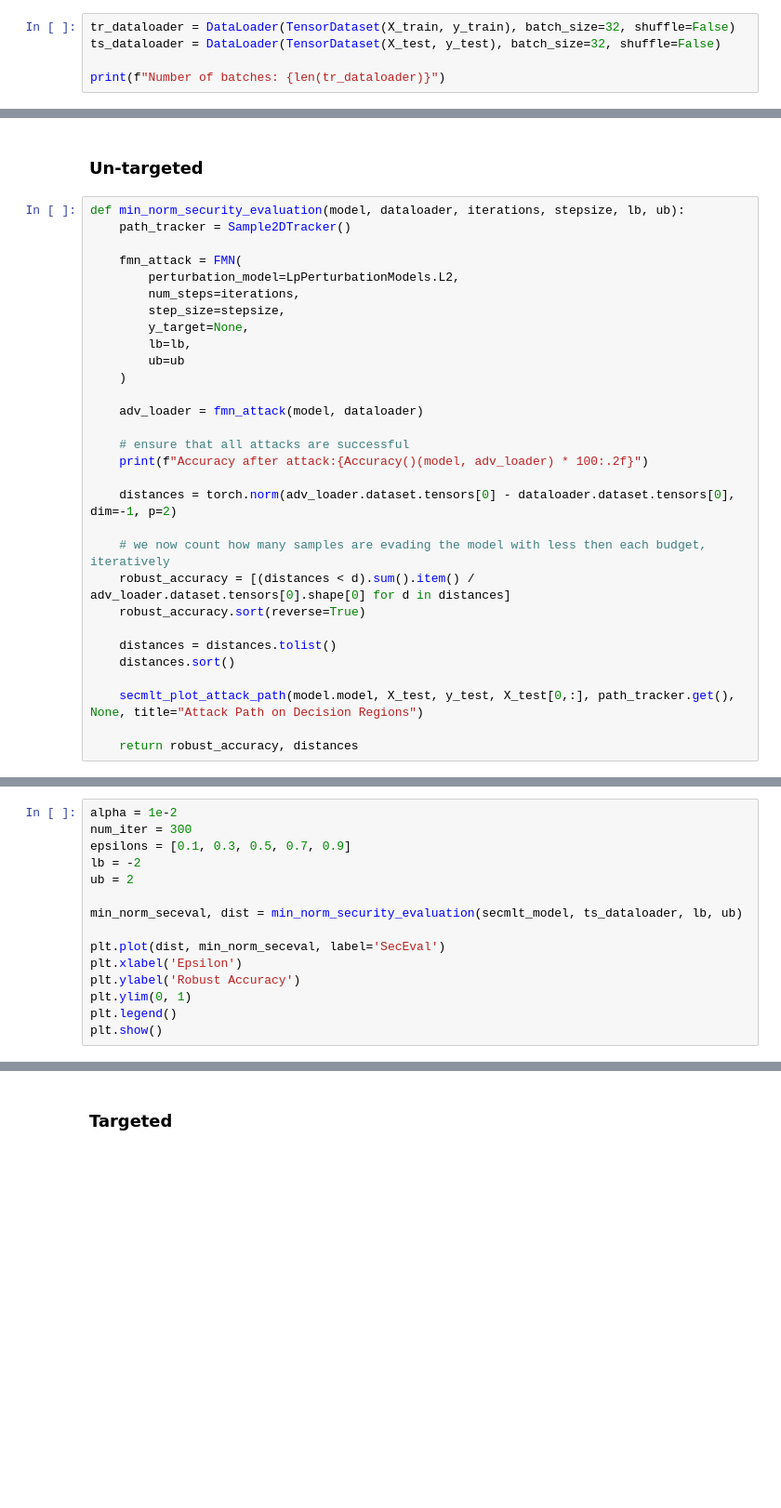
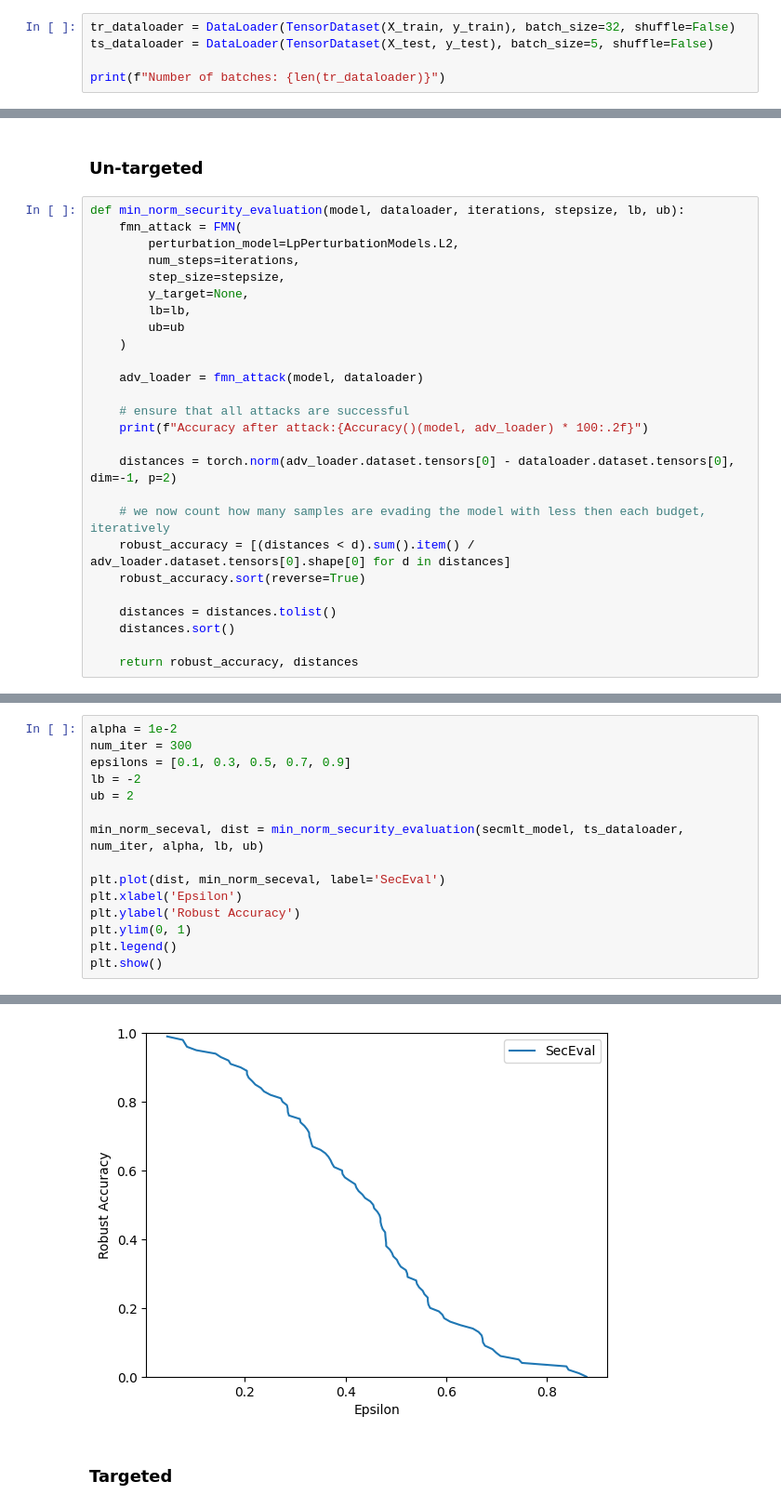
Before and after one commit to girofex/Trustworthy-AI-laboratories, a Jupyter notebook: exam_questions/Minimum-norm and maximum-confidence evaluation.ipynb, the cells around one changed output, grey strips where cells are left out. Shown at 93% size. Cells and saved outputs as stored; diff of their text form; blank space fills up the shorter version.

```diff
--- a/exam_questions/Minimum-norm and maximum-confidence evaluation.ipynb
+++ b/exam_questions/Minimum-norm and maximum-confidence evaluation.ipynb
@@ -109,7 +107,7 @@ We can now create a main concept in Pytorch, which is the DataLoader.
 A DataLoader dispatches data in batches, ready to be used to train models.
 # %%
 tr_dataloader = DataLoader(TensorDataset(X_train, y_train), batch_size=32, shuffle=False)
-ts_dataloader = DataLoader(TensorDataset(X_test, y_test), batch_size=32, shuffle=False)
+ts_dataloader = DataLoader(TensorDataset(X_test, y_test), batch_size=5, shuffle=False)
 
 print(f"Number of batches: {len(tr_dataloader)}")
 # %% [output]
@@ -297,8 +289,6 @@ Error:
 ### Un-targeted
 # %%
 def min_norm_security_evaluation(model, dataloader, iterations, stepsize, lb, ub):
-    path_tracker = Sample2DTracker()
-
     fmn_attack = FMN(
         perturbation_model=LpPerturbationModels.L2,
         num_steps=iterations,
@@ -322,6 +312,4 @@ def min_norm_security_evaluation(model, dataloader, iterations, stepsize, lb, ub
     distances = distances.tolist()
     distances.sort()
 
-    secmlt_plot_attack_path(model.model, X_test, y_test, X_test[0,:], path_tracker.get(), None, title="Attack Path on Decision Regions")
-
     return robust_accuracy, distances
@@ -334,7 +320,7 @@ epsilons = [0.1, 0.3, 0.5, 0.7, 0.9]
 lb = -2
 ub = 2
 
-min_norm_seceval, dist = min_norm_security_evaluation(secmlt_model, ts_dataloader, lb, ub)
+min_norm_seceval, dist = min_norm_security_evaluation(secmlt_model, ts_dataloader, num_iter, alpha, lb, ub)
 
 plt.plot(dist, min_norm_seceval, label='SecEval')
 plt.xlabel('Epsilon')
@@ -348,2 +333,3 @@ Error:
+[figure, added]
 # %% [markdown]
 ### Targeted
```
Also changed, not shown: parts of 12 cells of this notebook, 2 other files.
